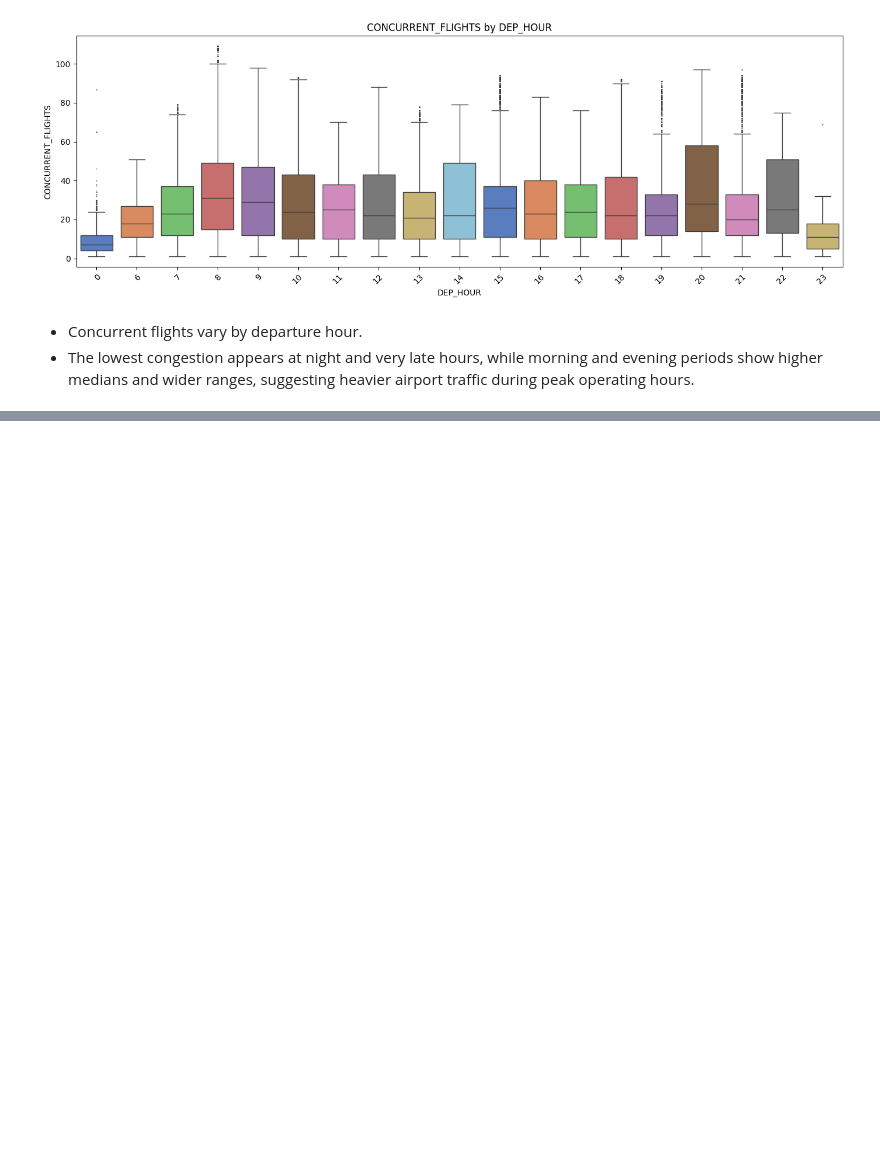
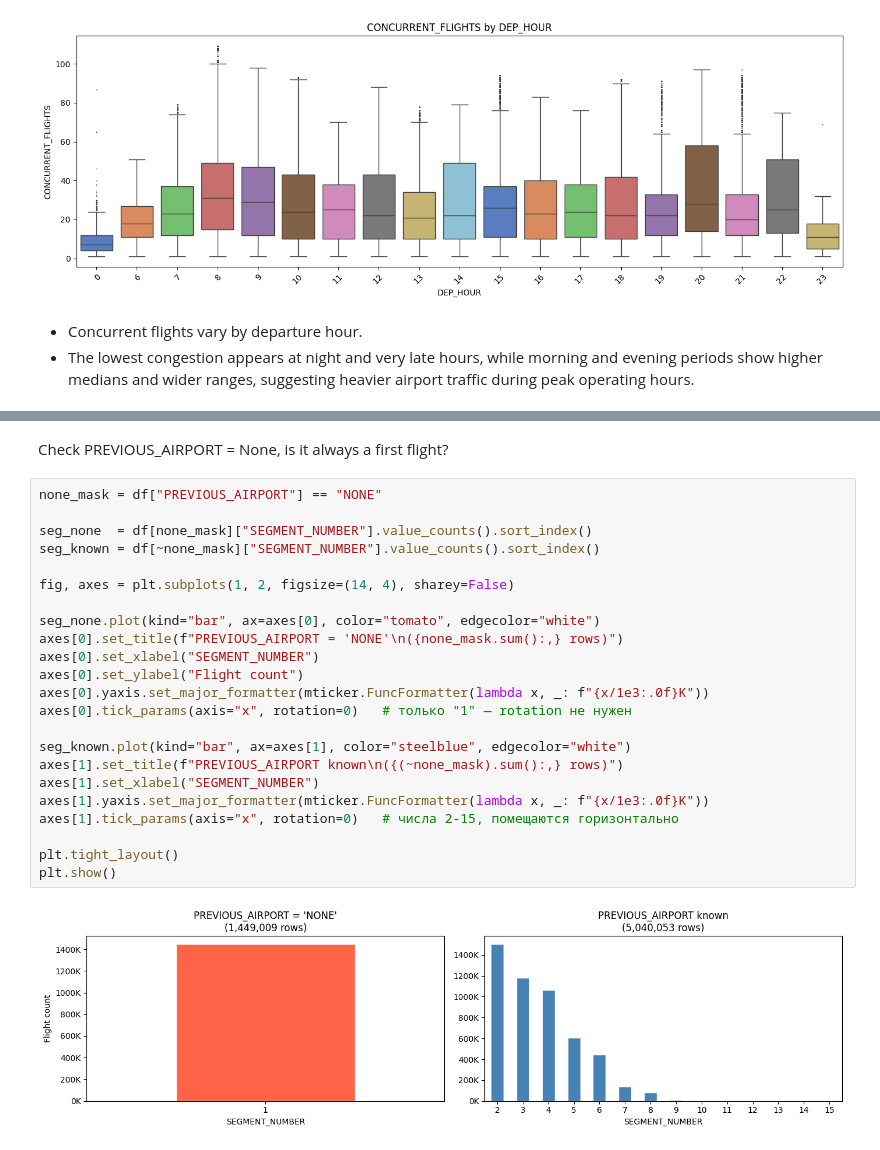
Before and after one commit to AlinaYakubova/ml-flight-felay-prediction, a Jupyter notebook: flight_delay_prediction.ipynb, the cells around one changed output, grey strips where cells are left out. Saved outputs shown, nothing was run; the diff lists cells and outputs as text; blank space fills up the shorter version.

```diff
--- a/flight_delay_prediction.ipynb
+++ b/flight_delay_prediction.ipynb
@@ -307,0 +341,27 @@ plot_boxplot_by_category(df, "DEP_HOUR", "CONCURRENT_FLIGHTS", top_n=24)
+# %% [markdown]
+Check PREVIOUS_AIRPORT = None, is it always a first flight?
+# %%
+none_mask = df["PREVIOUS_AIRPORT"] == "NONE"
+
+seg_none  = df[none_mask]["SEGMENT_NUMBER"].value_counts().sort_index()
+seg_known = df[~none_mask]["SEGMENT_NUMBER"].value_counts().sort_index()
+
+fig, axes = plt.subplots(1, 2, figsize=(14, 4), sharey=False)
+
+seg_none.plot(kind="bar", ax=axes[0], color="tomato", edgecolor="white")
+axes[0].set_title(f"PREVIOUS_AIRPORT = 'NONE'\n({none_mask.sum():,} rows)")
+axes[0].set_xlabel("SEGMENT_NUMBER")
+axes[0].set_ylabel("Flight count")
+axes[0].yaxis.set_major_formatter(mticker.FuncFormatter(lambda x, _: f"{x/1e3:.0f}K"))
+axes[0].tick_params(axis="x", rotation=0)   # только "1" — rotation не нужен
+
+seg_known.plot(kind="bar", ax=axes[1], color="steelblue", edgecolor="white")
+axes[1].set_title(f"PREVIOUS_AIRPORT known\n({(~none_mask).sum():,} rows)")
+axes[1].set_xlabel("SEGMENT_NUMBER")
+axes[1].yaxis.set_major_formatter(mticker.FuncFormatter(lambda x, _: f"{x/1e3:.0f}K"))
+axes[1].tick_params(axis="x", rotation=0)   # числа 2-15, помещаются горизонтально
+
+plt.tight_layout()
+plt.show()
+# %% [output]
+[figure, added]
```
Also changed, not shown: parts of 40 cells of this notebook.
